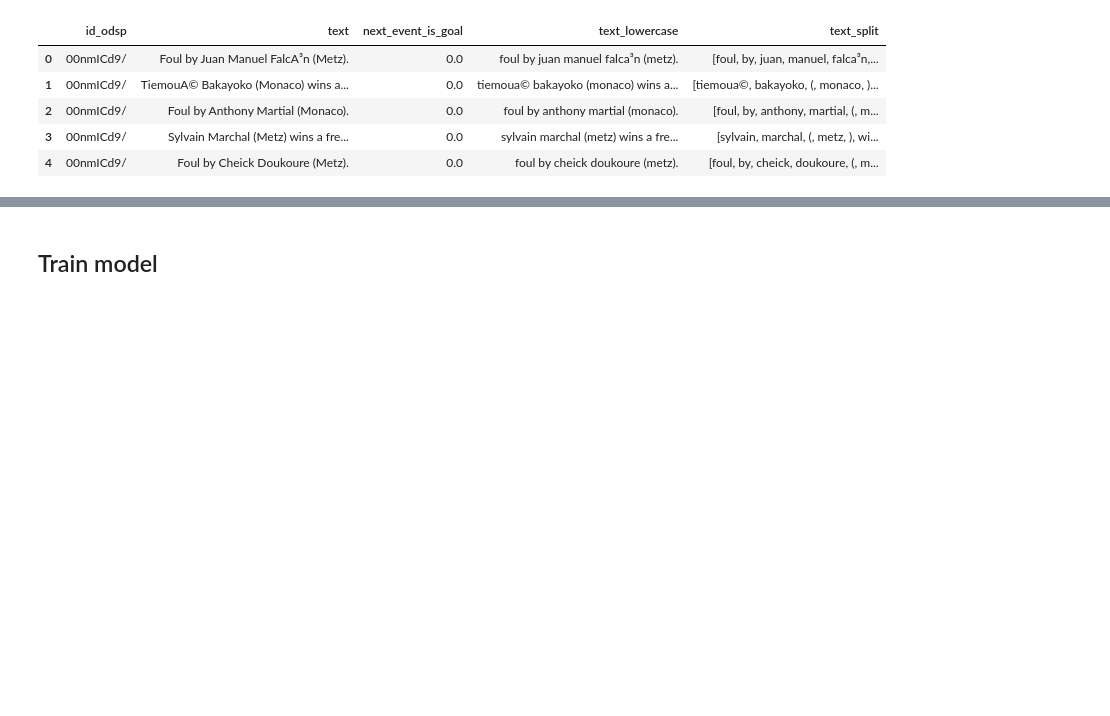
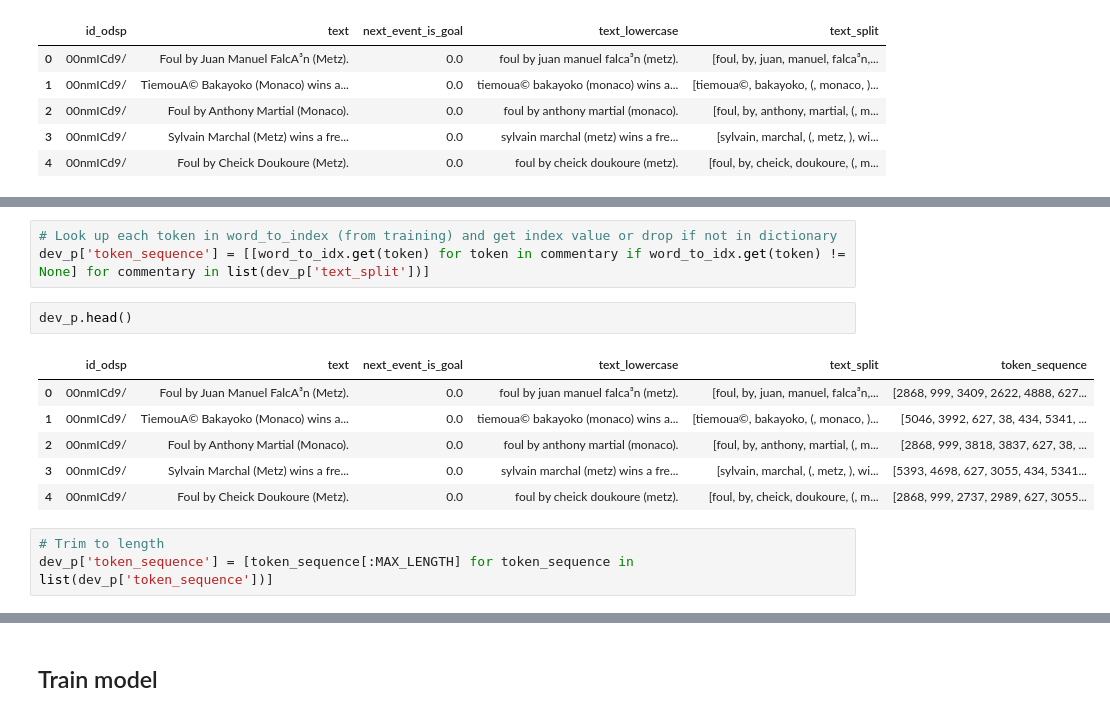
Before and after one commit to stevieg3/football-commentary, a Jupyter notebook: notebooks/04 NLP with GloVe embeddings.ipynb, the cells around one changed output, grey strips where cells are left out. Saved outputs shown, nothing was run; the diff lists cells and outputs as text; blank space fills up the shorter version.

```diff
--- a/notebooks/04 NLP with GloVe embeddings.ipynb
+++ b/notebooks/04 NLP with GloVe embeddings.ipynb
@@ -275,0 +233,15 @@ y_train.shape
+# %%
+# Look up each token in word_to_index (from training) and get index value or drop if not in dictionary
+dev_p['token_sequence'] = [[word_to_idx.get(token) for token in commentary if word_to_idx.get(token) != None] for commentary in list(dev_p['text_split'])]
+# %%
+dev_p.head()
+# %% [output]
+|  | id_odsp | text | next_event_is_goal | text_lowercase | text_split | token_sequence |
+| 0 | 00nmICd9/ | Foul by Juan Manuel FalcA³n (Metz). | 0.0 | foul by juan manuel falca³n (metz). | [foul, by, juan, manuel, falca³n,... | [2868, 999, 3409, 2622, 4888, 627... |
+| 1 | 00nmICd9/ | TiemouA© Bakayoko (Monaco) wins a... | 0.0 | tiemoua© bakayoko (monaco) wins a... | [tiemoua©, bakayoko, (, monaco, )... | [5046, 3992, 627, 38, 434, 5341, ... |
+| 2 | 00nmICd9/ | Foul by Anthony Martial (Monaco). | 0.0 | foul by anthony martial (monaco). | [foul, by, anthony, martial, (, m... | [2868, 999, 3818, 3837, 627, 38, ... |
+| 3 | 00nmICd9/ | Sylvain Marchal (Metz) wins a fre... | 0.0 | sylvain marchal (metz) wins a fre... | [sylvain, marchal, (, metz, ), wi... | [5393, 4698, 627, 3055, 434, 5341... |
+| 4 | 00nmICd9/ | Foul by Cheick Doukoure (Metz). | 0.0 | foul by cheick doukoure (metz). | [foul, by, cheick, doukoure, (, m... | [2868, 999, 2737, 2989, 627, 3055... |
+# %%
+# Trim to length
+dev_p['token_sequence'] = [token_sequence[:MAX_LENGTH] for token_sequence in list(dev_p['token_sequence'])]
```
Also changed, not shown: parts of 80 cells of this notebook.
